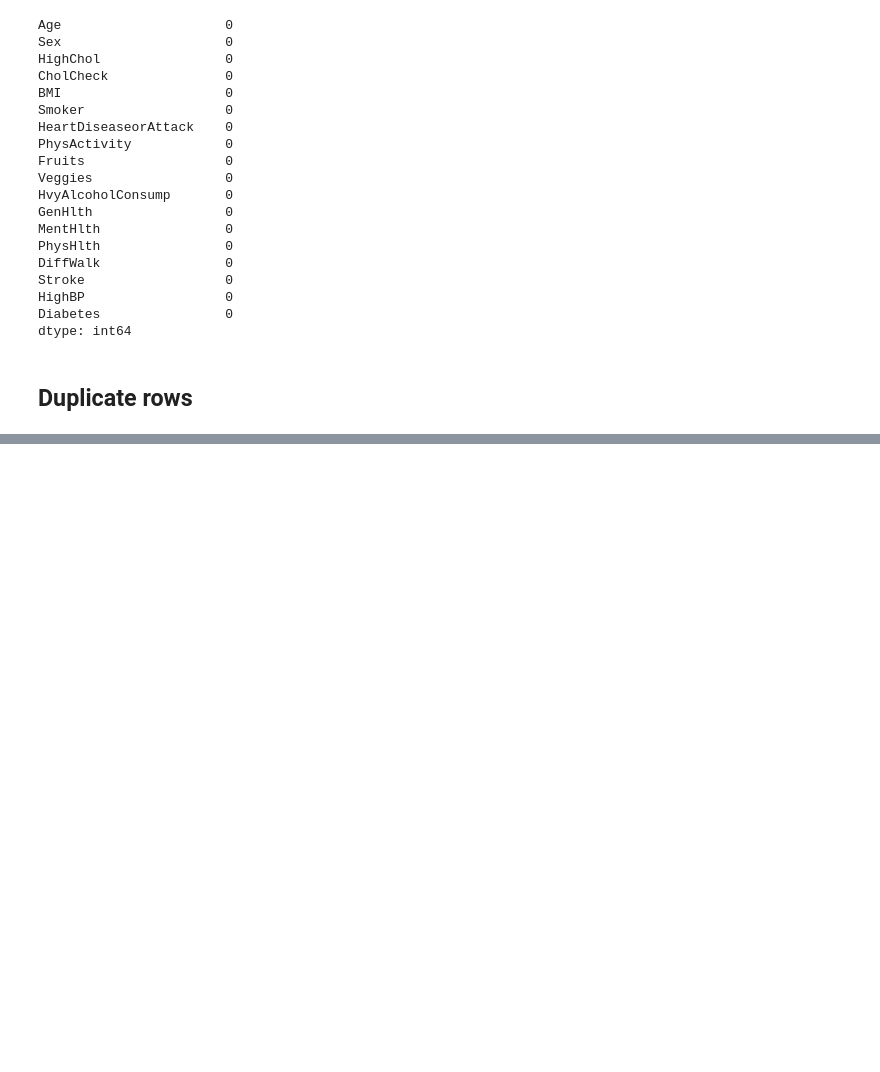
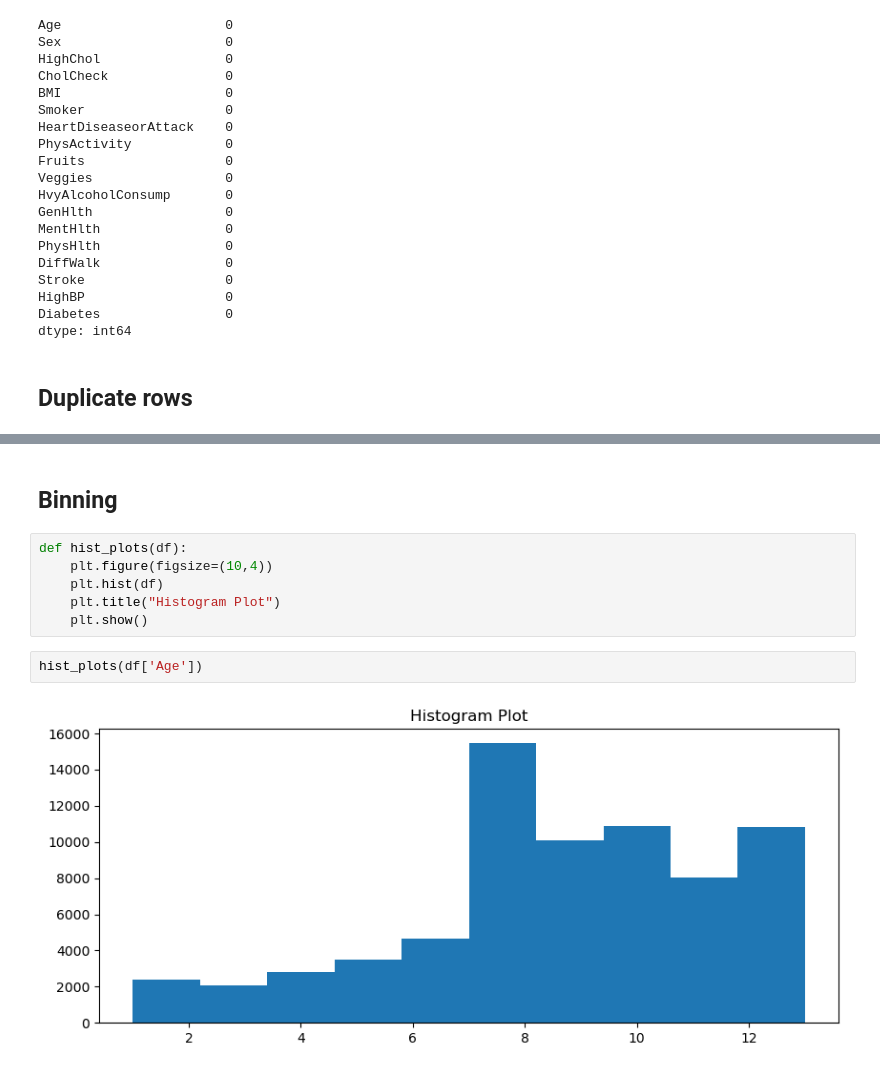
Before and after one commit to jpmbrito123/DAA, a Jupyter notebook: nossodataset/data_exploration.ipynb, the cells around one changed output, grey strips where cells are left out. Drawn from its saved outputs; the diff is of its cells as text; blank space fills up the shorter version.

```diff
--- a/nossodataset/data_exploration.ipynb
+++ b/nossodataset/data_exploration.ipynb
@@ -114,0 +248,12 @@ df.duplicated().sum()
+# %% [markdown]
+## Binning
+# %%
+def hist_plots(df):
+    plt.figure(figsize=(10,4))
+    plt.hist(df)
+    plt.title("Histogram Plot")
+    plt.show()
+# %%
+hist_plots(df['Age'])
+# %% [output]
+[figure, added]
```
Also changed, not shown: parts of 11 cells of this notebook.
